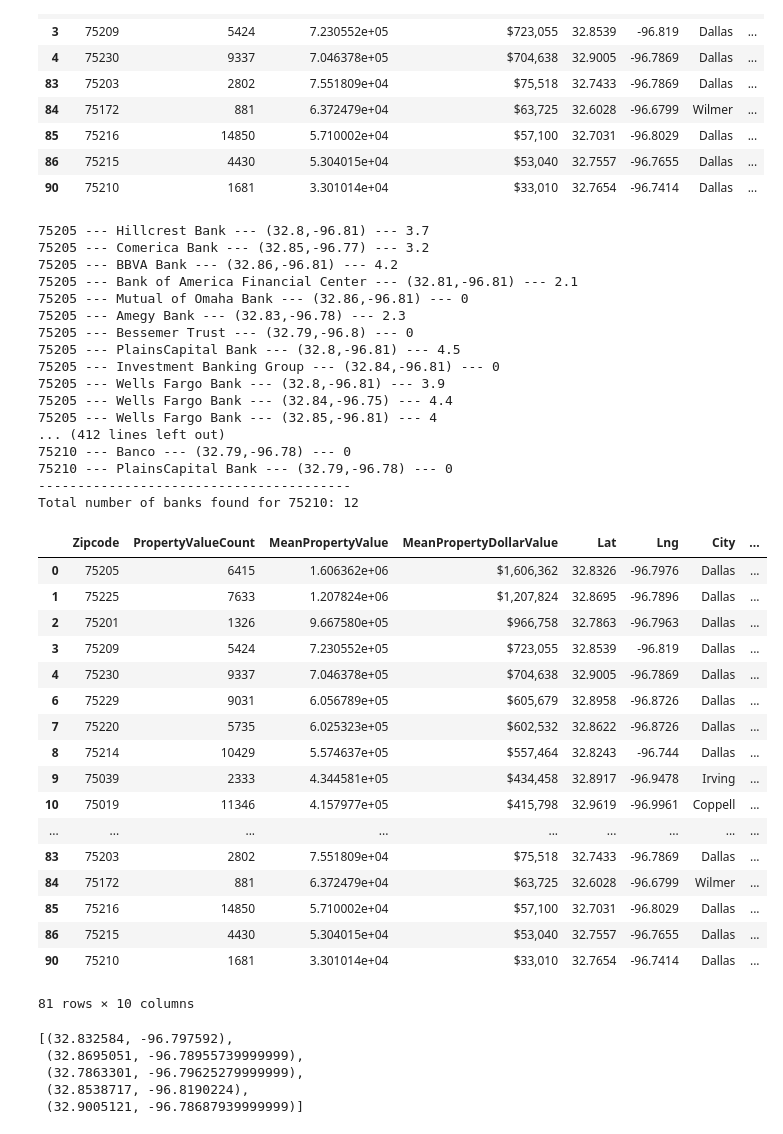
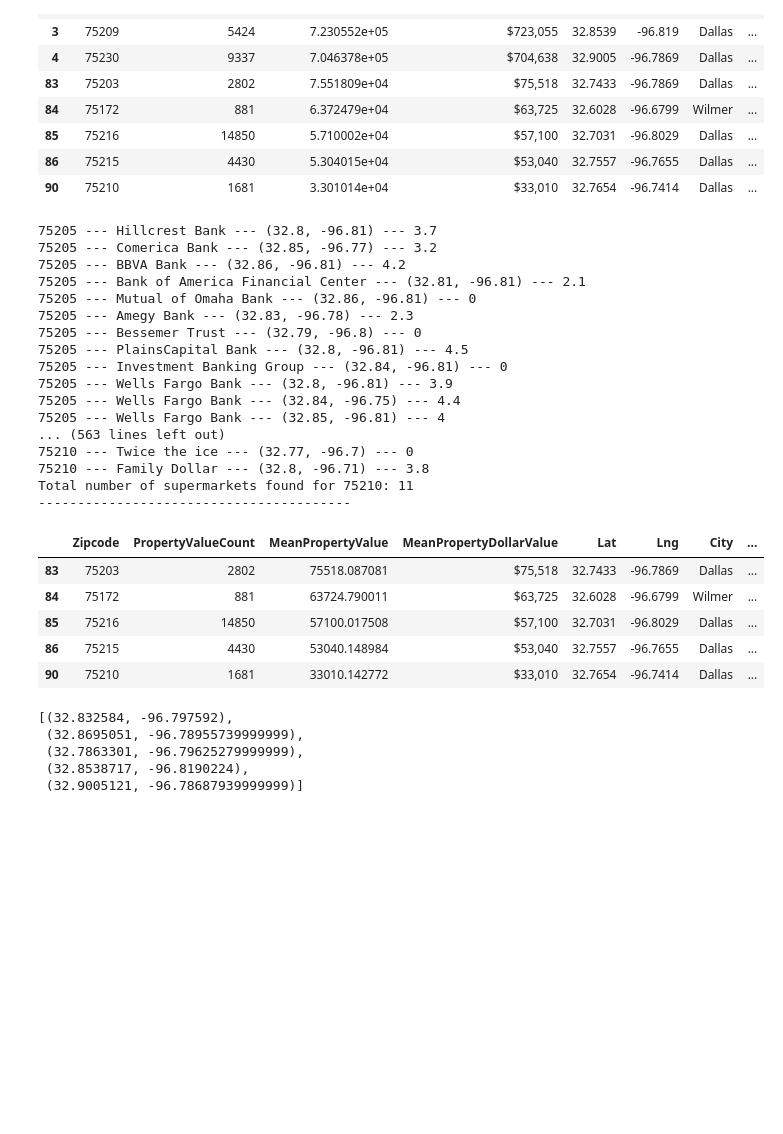
Before and after one commit to amy676767/Group_project, a Jupyter notebook: Analysis-of-Businesses-based-on-Property-Values.ipynb, the cells around one changed output. Cells and saved outputs as stored; diff of their text form; code cells hidden in the pictures; blank space fills up the shorter version.

```diff
--- a/Analysis-of-Businesses-based-on-Property-Values.ipynb
+++ b/Analysis-of-Businesses-based-on-Property-Values.ipynb
@@ -126,7 +126,7 @@ zip_group_top_and_bottom
 #Google Places Types: https://developers.google.com/places/web-service/supported_types
 
 #The types list can include multiple categories. A count and mean rating will be added to the final DataFrame for each type
-types = ['bank']#, 'library','hospital']
+types = ['bank', 'supermarket']#,'hospital']
 # %%
 # params dictionary to update each iteration
 for each_type in types:
@@ -171,7 +171,7 @@ for each_type in types:
 
             #call places function
             findPlaces(params)
-            time.sleep(2) #have to add delay because it can take a moment before the pagetoken is actually available
+            time.sleep(3) #have to add delay because it can take a moment before the pagetoken is actually available
 
             #Loop through results list to count each business and get rating for each
             for each_result in results_list:
@@ -186,6 +186,9 @@ for each_type in types:
                 except(KeyError):
                     next
 
+                info = f'{row["Zipcode"]} --- {each_result["name"]} --- ({round(each_result["geometry"]["location"]["lat"],2)}, {round(each_result["geometry"]["location"]["lng"],2)}) --- {each_result.get("rating",0)}'
+                print(info)
+
             #Set Rating to 0 if there are not businesses returned
             try:
                 zip_group_df.loc[index, rating_column] = rating_sum / rating_count
@@ -198,44 +201,32 @@ for each_type in types:
         print(f'Total number of {each_type}s found for {row["Zipcode"]}: {business_count}')
         print('----------------------------------------')
 # %% [output]
-75205 --- Hillcrest Bank --- (32.8,-96.81) --- 3.7
-75205 --- Comerica Bank --- (32.85,-96.77) --- 3.2
-75205 --- BBVA Bank --- (32.86,-96.81) --- 4.2
-75205 --- Bank of America Financial Center --- (32.81,-96.81) --- 2.1
-75205 --- Mutual of Omaha Bank --- (32.86,-96.81) --- 0
-75205 --- Amegy Bank --- (32.83,-96.78) --- 2.3
-75205 --- Bessemer Trust --- (32.79,-96.8) --- 0
-75205 --- PlainsCapital Bank --- (32.8,-96.81) --- 4.5
-75205 --- Investment Banking Group --- (32.84,-96.81) --- 0
-75205 --- Wells Fargo Bank --- (32.8,-96.81) --- 3.9
-75205 --- Wells Fargo Bank --- (32.84,-96.75) --- 4.4
-75205 --- Wells Fargo Bank --- (32.85,-96.81) --- 4
-... (412 lines left out)
-75210 --- Banco --- (32.79,-96.78) --- 0
-75210 --- PlainsCapital Bank --- (32.79,-96.78) --- 0
+75205 --- Hillcrest Bank --- (32.8, -96.81) --- 3.7
+75205 --- Comerica Bank --- (32.85, -96.77) --- 3.2
+75205 --- BBVA Bank --- (32.86, -96.81) --- 4.2
+75205 --- Bank of America Financial Center --- (32.81, -96.81) --- 2.1
+75205 --- Mutual of Omaha Bank --- (32.86, -96.81) --- 0
+75205 --- Amegy Bank --- (32.83, -96.78) --- 2.3
+75205 --- Bessemer Trust --- (32.79, -96.8) --- 0
+75205 --- PlainsCapital Bank --- (32.8, -96.81) --- 4.5
+75205 --- Investment Banking Group --- (32.84, -96.81) --- 0
+75205 --- Wells Fargo Bank --- (32.8, -96.81) --- 3.9
+75205 --- Wells Fargo Bank --- (32.84, -96.75) --- 4.4
+75205 --- Wells Fargo Bank --- (32.85, -96.81) --- 4
+... (563 lines left out)
+75210 --- Twice the ice --- (32.77, -96.7) --- 0
+75210 --- Family Dollar --- (32.8, -96.71) --- 3.8
+Total number of supermarkets found for 75210: 11
 ----------------------------------------
-Total number of banks found for 75210: 12
 # %%
-zip_group_df
+zip_group_df.tail(5)
 # %% [output]
 |  | Zipcode | PropertyValueCount | MeanPropertyValue | MeanPropertyDollarValue | Lat | Lng | City | ... |
-| 0 | 75205 | 6415 | 1.606362e+06 | $1,606,362 | 32.8326 | -96.7976 | Dallas | ... |
-| 1 | 75225 | 7633 | 1.207824e+06 | $1,207,824 | 32.8695 | -96.7896 | Dallas | ... |
-| 2 | 75201 | 1326 | 9.667580e+05 | $966,758 | 32.7863 | -96.7963 | Dallas | ... |
-| 3 | 75209 | 5424 | 7.230552e+05 | $723,055 | 32.8539 | -96.819 | Dallas | ... |
-| 4 | 75230 | 9337 | 7.046378e+05 | $704,638 | 32.9005 | -96.7869 | Dallas | ... |
-| 6 | 75229 | 9031 | 6.056789e+05 | $605,679 | 32.8958 | -96.8726 | Dallas | ... |
-| 7 | 75220 | 5735 | 6.025323e+05 | $602,532 | 32.8622 | -96.8726 | Dallas | ... |
-| 8 | 75214 | 10429 | 5.574637e+05 | $557,464 | 32.8243 | -96.744 | Dallas | ... |
-| 9 | 75039 | 2333 | 4.344581e+05 | $434,458 | 32.8917 | -96.9478 | Irving | ... |
-| 10 | 75019 | 11346 | 4.157977e+05 | $415,798 | 32.9619 | -96.9961 | Coppell | ... |
-| ... | ... | ... | ... | ... | ... | ... | ... | ... |
-| 83 | 75203 | 2802 | 7.551809e+04 | $75,518 | 32.7433 | -96.7869 | Dallas | ... |
-| 84 | 75172 | 881 | 6.372479e+04 | $63,725 | 32.6028 | -96.6799 | Wilmer | ... |
-| 85 | 75216 | 14850 | 5.710002e+04 | $57,100 | 32.7031 | -96.8029 | Dallas | ... |
-| 86 | 75215 | 4430 | 5.304015e+04 | $53,040 | 32.7557 | -96.7655 | Dallas | ... |
-| 90 | 75210 | 1681 | 3.301014e+04 | $33,010 | 32.7654 | -96.7414 | Dallas | ... |
+| 83 | 75203 | 2802 | 75518.087081 | $75,518 | 32.7433 | -96.7869 | Dallas | ... |
+| 84 | 75172 | 881 | 63724.790011 | $63,725 | 32.6028 | -96.6799 | Wilmer | ... |
+| 85 | 75216 | 14850 | 57100.017508 | $57,100 | 32.7031 | -96.8029 | Dallas | ... |
+| 86 | 75215 | 4430 | 53040.148984 | $53,040 | 32.7557 | -96.7655 | Dallas | ... |
+| 90 | 75210 | 1681 | 33010.142772 | $33,010 | 32.7654 | -96.7414 | Dallas | ... |
-81 rows × 10 columns
 # %%
 # Store latitude and longitude in locations
 top_zip_locations_to_map = list(zip(zip_group_top_and_bottom.head()['Lat'], zip_group_top_and_bottom.head()['Lng']))
```
